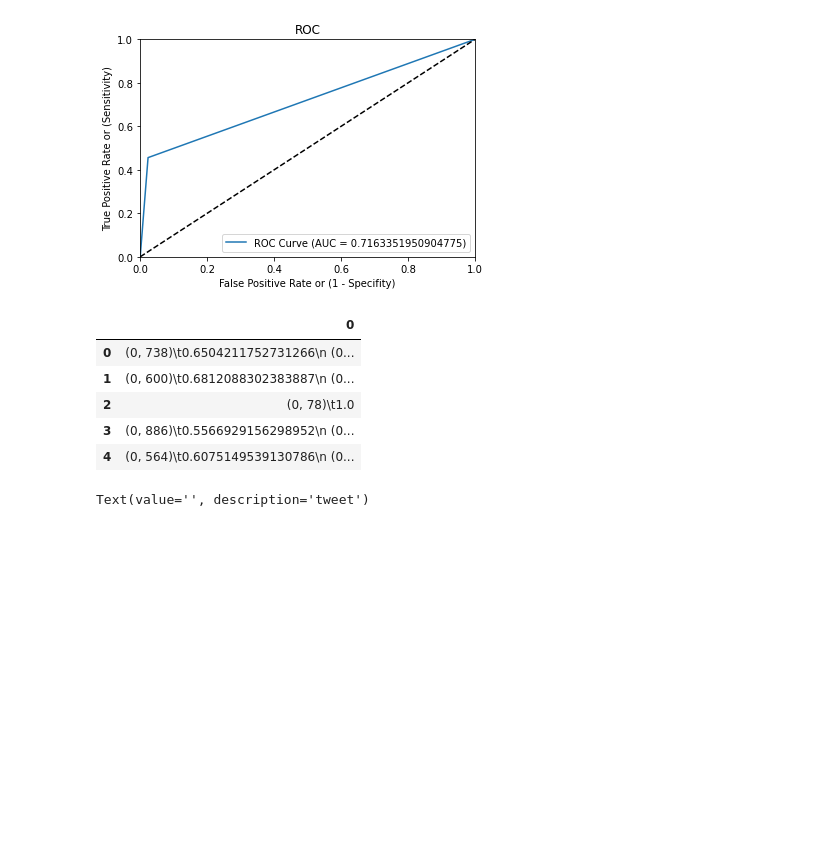
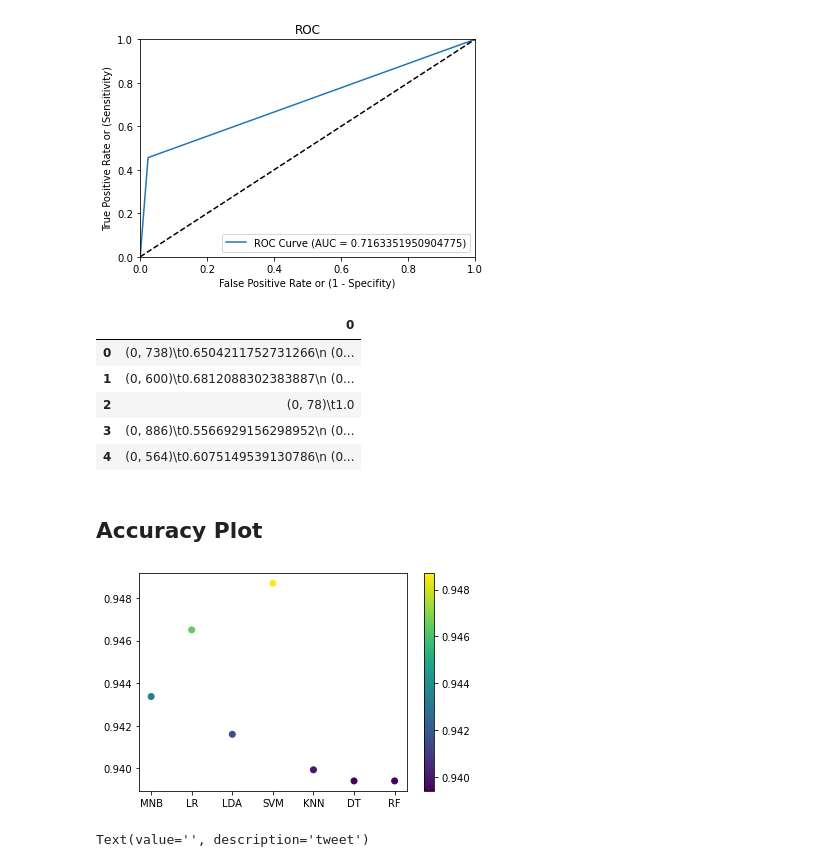
Before and after one commit to nsbisht/S2_Project_AoML_Comparative_Study_of_ML_Classification_Algorithms, a Jupyter notebook: Twitter_Sentiment_Analysis/SA.ipynb, the cells around one changed output. Drawn from its saved outputs; the diff is of its cells as text; code cells hidden in the pictures; blank space fills up the shorter version.

```diff
--- a/Twitter_Sentiment_Analysis/SA.ipynb
+++ b/Twitter_Sentiment_Analysis/SA.ipynb
@@ -537,6 +550,9 @@ print(classification_report(Y_test, y_pred))
     accuracy                           0.95      9589
    macro avg       0.89      0.67      0.73      9589
 weighted avg       0.94      0.95      0.94      9589
+# %%
+log['classifier'].append('SVM')
+log['accuracy'].append(accuracy_score(Y_test, y_pred))
 # %%
 fpr, tpr, thresholds = roc_curve(Y_test, y_pred)
 roc_auc = auc(fpr, tpr)
@@ -586,6 +602,9 @@ print(classification_report(Y_test, y_pred))
     accuracy                           0.94      9589
    macro avg       0.82      0.64      0.69      9589
 weighted avg       0.93      0.94      0.93      9589
+# %%
+log['classifier'].append('KNN')
+log['accuracy'].append(accuracy_score(Y_test, y_pred))
 # %%
 fpr, tpr, thresholds = roc_curve(Y_test, y_pred)
 roc_auc = auc(fpr, tpr)
@@ -639,6 +658,9 @@ print(classification_report(Y_test, y_pred))
     accuracy                           0.94      9589
    macro avg       0.78      0.72      0.74      9589
 weighted avg       0.93      0.94      0.94      9589
+# %%
+log['classifier'].append('DT')
+log['accuracy'].append(accuracy_score(Y_test, y_pred))
 # %%
 fig = plt.figure(figsize=(25,20))
 plot_tree(dt_classifier,
@@ -708,6 +730,9 @@ print(classification_report(Y_test, y_pred))
     accuracy                           0.94      9589
    macro avg       0.78      0.72      0.74      9589
 weighted avg       0.93      0.94      0.94      9589
+# %%
+log['classifier'].append('RF')
+log['accuracy'].append(accuracy_score(Y_test, y_pred))
 # %%
 # Extract single tree
 # estimator = rf_classifier.estimators_[0]
@@ -758,6 +783,15 @@ data.head()
 | 2 | (0, 78)\t1.0 |
 | 3 | (0, 886)\t0.5566929156298952\n (0... |
 | 4 | (0, 564)\t0.6075149539130786\n (0... |
+# %% [markdown]
+## Accuracy Plot
+# %%
+log_df = pd.DataFrame(log )
+plt.scatter(log_df['classifier'], log_df['accuracy'], c=log_df['accuracy'])
+plt.colorbar()
+plt.show()
+# %% [output]
+[figure, added]
 # %%
 tweet = widgets.Text(description="tweet")
 # %%
```
Also changed, not shown: parts of 8 cells of this notebook, 1 other file.
